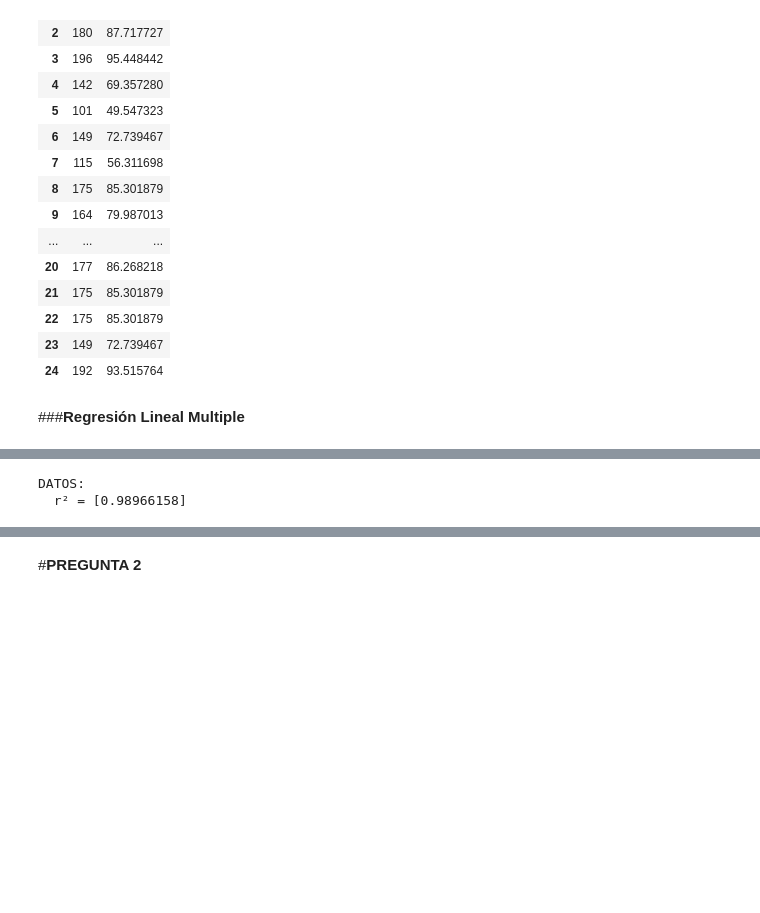
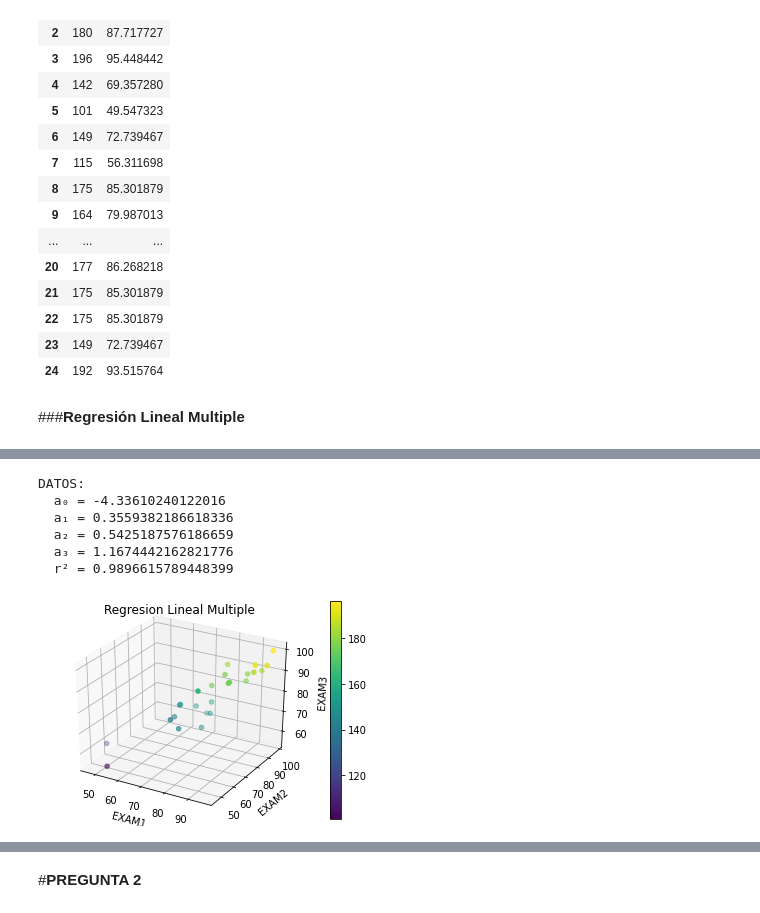
Before and after one commit to LucasRobles2323/Tarea1-MetodosNumericos, a Jupyter notebook: Tarea2.ipynb, the cells around one changed output, grey strips where cells are left out. Saved outputs shown, nothing was run; the diff lists cells and outputs as text; code cells hidden in the pictures; blank space fills up the shorter version.

```diff
--- a/Tarea2.ipynb
+++ b/Tarea2.ipynb
@@ -203,58 +210,102 @@ DATOS:
 # %%
 import numpy as np
 
+#Biblioteca para graficar en 3D + Una barra de nivel
+from mpl_toolkits.mplot3d import Axes3D
+
+# Funcion de Regresion Lineal Multiple
 def multiple(a0, a1, a2, a3, x1, x2, x3):
   return (a0 + a1*x1 + a2*x2 + a3*x3)
 
-x1 = exam1
-x2 = exam2
-x3 = exam3
-y = final
+x1 = exam1 # Independiente
+x2 = exam2 # Independiente
+x3 = exam3 # Independiente
+y = final # Dependiente
 
-n = len(x1)
+n = len(x1) # Cantidad de datos
+
+# La sumatoria de X1, X2, X3 e Y
 sumX1 = sum(x1)
 sumX2 = sum(x2)
 sumX3 = sum(x3)
+sumY = sum(y)
 
+# La sumatoria de X1, X2, y X3 al cuadrado
 sumX1_2 = multiplicar(x1,x1)
 sumX2_2 = multiplicar(x2,x2)
 sumX3_2 = multiplicar(x3,x3)
 
+# La sumatoria de (X1 * X2), (X1 * X3) y (X2 * X3)
 sumX1_X2 = multiplicar(x1,x2)
 sumX1_X3 = multiplicar(x1,x3)
 sumX2_X3 = multiplicar(x2,x3)
 
-sumY = sum(y)
+# La sumatoria de (Y * X1), (Y * X2) y (Y * X3)
 sumY_X1 = multiplicar(y,x1)
 sumY_X2 = multiplicar(y,x2)
 sumY_X3 = multiplicar(y,x3)
 
+# La matriz planteada
 matriz = np.array([ [n, sumX1, sumX2, sumX3],[sumX1, sumX1_2, sumX1_X2, sumX1_X3],
                    [sumX2, sumX1_X2, sumX2_2, sumX2_X3],[sumX3, sumX1_X3, sumX2_X3,sumX3_2] ])
 
+# Matriz solucion
 solucion = np.array([[sumY],[sumY_X1],[sumY_X2],[sumY_X3]])
 
+# Calculo de los Coeficientes A0, A1, A2 Y A3
 a = np.linalg.inv(matriz).dot(solucion)
-A0 = a[0]; A1 = a[1]; A2 = a[2]; A3 = a[3]
+A0 = float(a[0])
+A1 = float(a[1])
+A2 = float(a[2])
+A3 = float(a[3])
 
+# Sumatorias de ST y SR en valor inicial 0
 ST_M = 0; SR_M = 0
 
+# Calculo del ST
 for i in range(0, 25):
   diff_y = pow(y[i] - (sumY / n), 2)
   ST_M = ST_M + diff_y
 
+# Lista de los 'Y' obtenidos de la funcion de Regresion Lineal Multiple
 y_MULTIPLE = []
 
+# Calculo del SR y obtengo los Ys de la funcion de regresion
 for i in range(0, 25):
   fun_regresion = multiple(A0, A1, A2, A3, x1[i], x2[i], x3[i])
   diff_y = pow(y[i] - fun_regresion ,2)
   SR_M = SR_M + diff_y
   y_MULTIPLE.append(fun_regresion)
 
+# Calculo de R^2 (Medida de desempeño)
+R2 = (ST_M - SR_M)/ST_M
 
-R2 = (ST_M - SR_M)/ST_M
 print("DATOS:")
-print(f"  r{get_super('2')} = {R2}")
+print(f"  a{get_sub('0')} = {A0}");
+print(f"  a{get_sub('1')} = {A1}")
+print(f"  a{get_sub('2')} = {A2}");
+print(f"  a{get_sub('3')} = {A3}")
+print(f"  r{get_super('2')} = {R2}\n\n")
+
+# Grafico de 3 Dimensiones(x1, x2, x3) + Barra Niveles de Y(Regresion Lineal Multiple)
+graph = plt.figure()
+ax = graph.add_subplot(111, projection='3d')
+plt.title("Regresion Lineal Multiple")
+ax.set_xlabel('EXAM1')
+ax.set_ylabel('EXAM2')
+ax.set_zlabel('EXAM3')
+img = ax.scatter(x1, x2, x3, c=y, cmap='viridis')
+graph.colorbar(img)
+plt.show()
+
+#Tabla de respaldo de los ejes e y de regresion
+tabla = pd.DataFrame({f"x{get_sub('1')}": x1, f"x{get_sub('2')}": x2, f"x{get_sub('3')}" : x3, f"f(x{get_sub('1')} , x{get_sub('2')} , x{get_sub('3')})" : y_MULTIPLE})
+tabla
 # %% [output]
 DATOS:
-  r² = [0.98966158]
+  a₀ = -4.33610240122016
+  a₁ = 0.3559382186618336
+  a₂ = 0.5425187576186659
+  a₃ = 1.1674442162821776
+  r² = 0.9896615789448399
+[figure, added]
```
Also changed, not shown: parts of 6 cells of this notebook.
